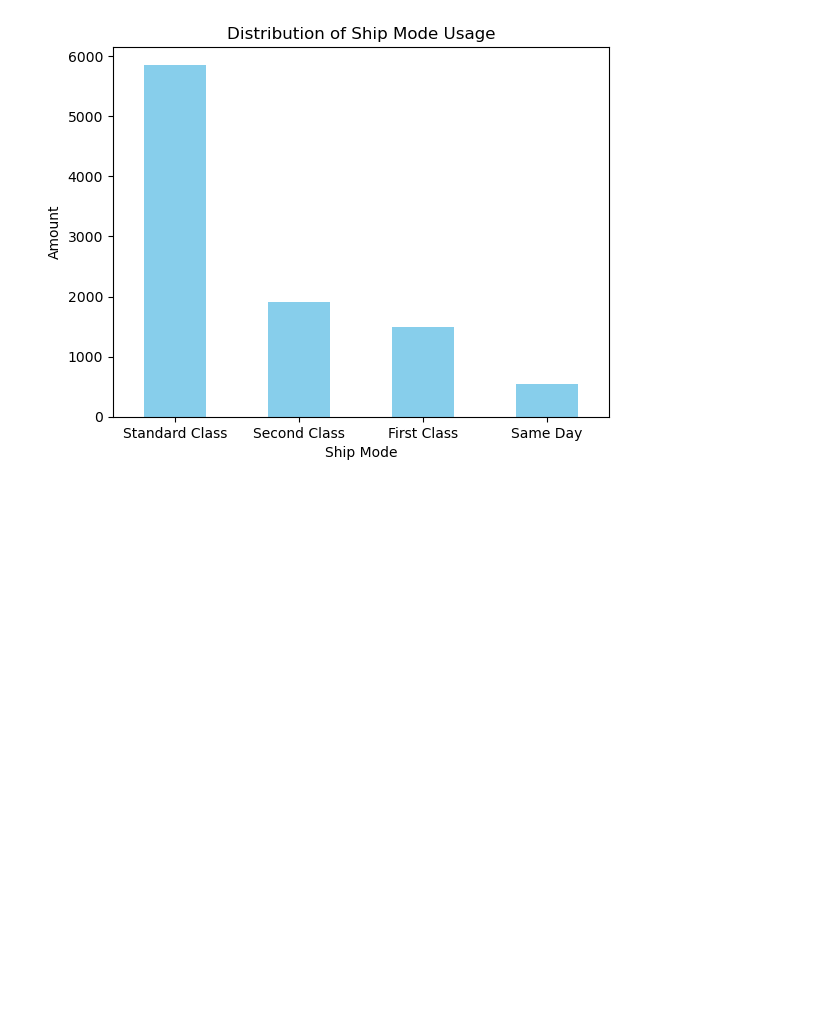
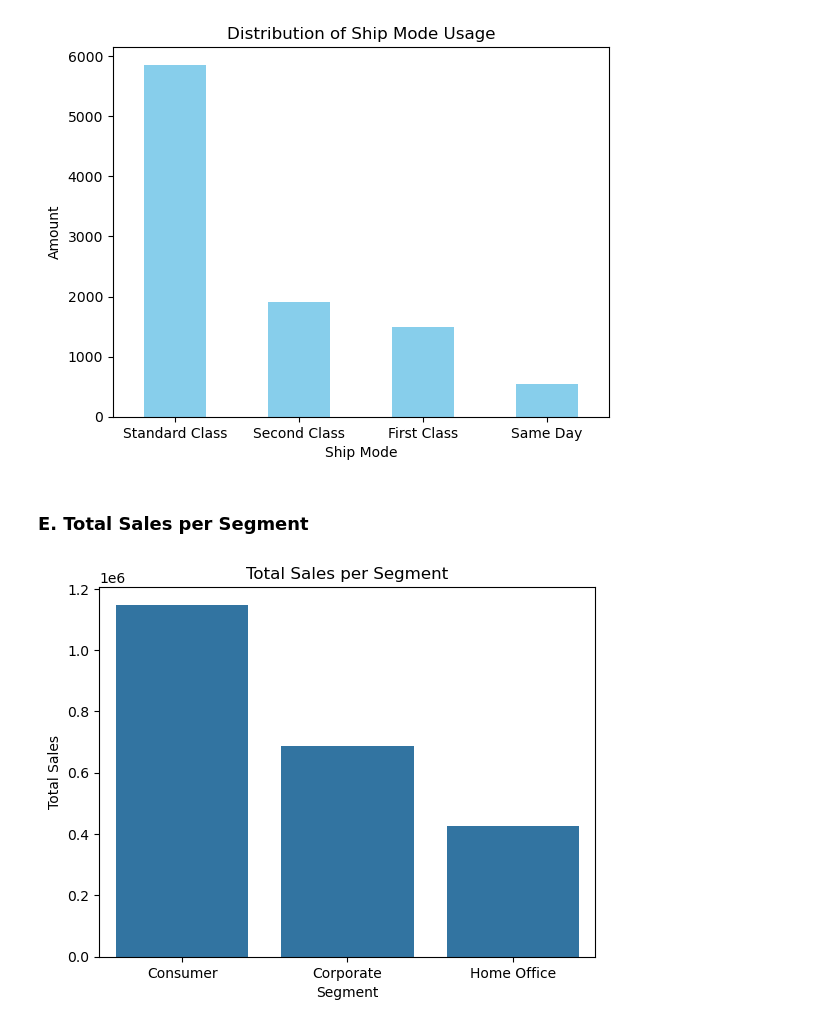
Before and after one commit to Maulana-Yusuf-T/Sales-Forecasting, a Jupyter notebook: Sales_Forecasting.ipynb, the cells around one changed output. Drawn from its saved outputs; the diff is of its cells as text; code cells hidden in the pictures; blank space fills up the shorter version.

```diff
--- a/Sales_Forecasting.ipynb
+++ b/Sales_Forecasting.ipynb
@@ -410,3 +412,22 @@ plt.xticks(rotation = 0)
 plt.show()
 # %% [output]
 [figure]
+# %% [markdown]
+### **E. Total Sales per Segment**
+# %%
+# Define a variable for Segment
+segment_sales = df_copy.groupby('Segment')['Sales'].sum().reset_index().sort_values(by = 'Sales', ascending = False)
+
+# Create the visualization
+sns.barplot(data = segment_sales,
+            x = 'Segment', y = 'Sales')
+
+# Add title and labels
+plt.title('Total Sales per Segment')
+plt.ylabel('Total Sales')
+plt.xlabel('Segment')
+
+# Show the visualization
+plt.show()
+# %% [output]
+[figure, added]
```
Also changed, not shown: parts of 3 cells of this notebook.
